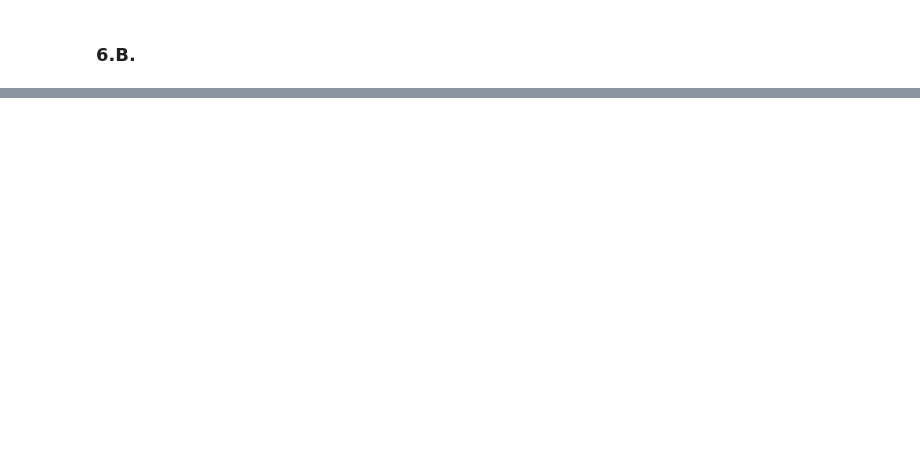
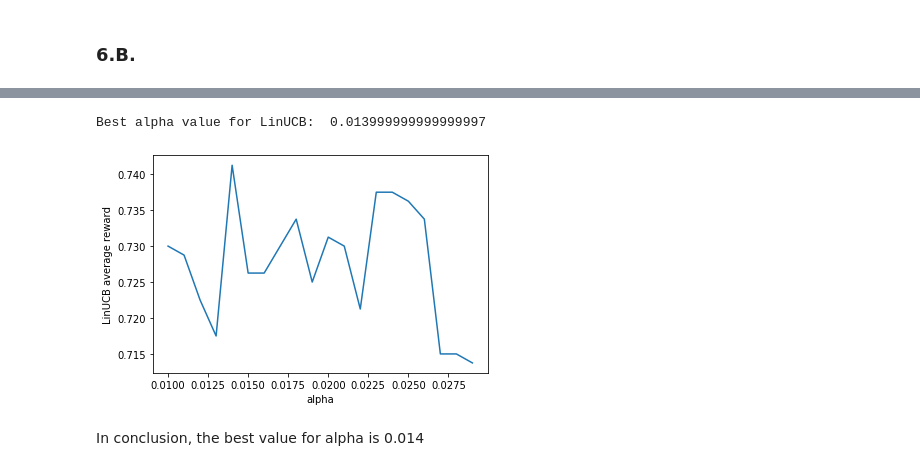
Before and after one commit to yanmingwang94/SML_Project2, a Jupyter notebook: peiyuns.ipynb, the cells around one changed output, grey strips where cells are left out. Saved outputs shown, nothing was run; the diff lists cells and outputs as text; code cells hidden in the pictures; blank space fills up the shorter version.

```diff
--- a/peiyuns.ipynb
+++ b/peiyuns.ipynb
@@ -524,0 +543,21 @@ plt.show()
+# %%
+# initial grid search for LinUCB
+linUCB_rewards = []
+alphas = np.arange(0.01, 0.03, 0.001)
+for alpha in alphas:
+    mab = LinUCB(10, 10, alpha)
+    results_LinUCB = offlineEvaluate(mab, arms, rewards, contexts, 800)
+    linUCB_rewards.append(np.mean(results_LinUCB))
+print("Best alpha value for LinUCB: ", alphas[np.argmax(linUCB_rewards)])
+# %% [output]
+Best alpha value for LinUCB:  0.013999999999999997
+# %%
+# plot
+plt.plot(alphas, linUCB_rewards)
+plt.xlabel("alpha")
+plt.ylabel("LinUCB average reward")
+plt.show()
+# %% [output]
+[figure, added]
+# %% [markdown]
+In conclusion, the best value for alpha is 0.014
```
Also changed, not shown: parts of 31 cells of this notebook.
